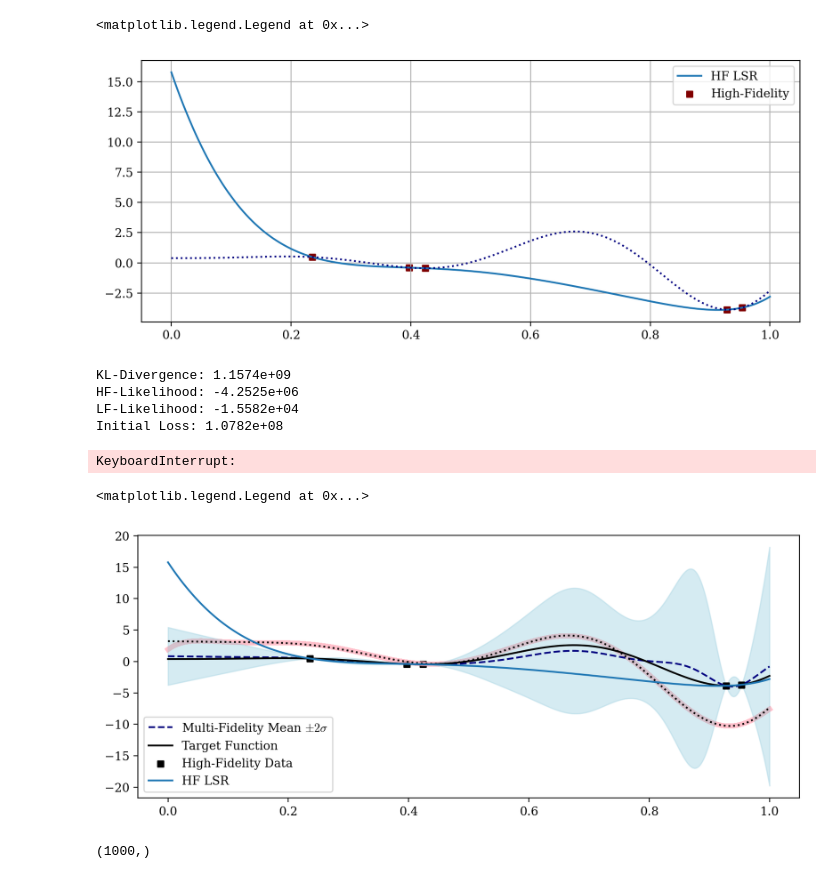
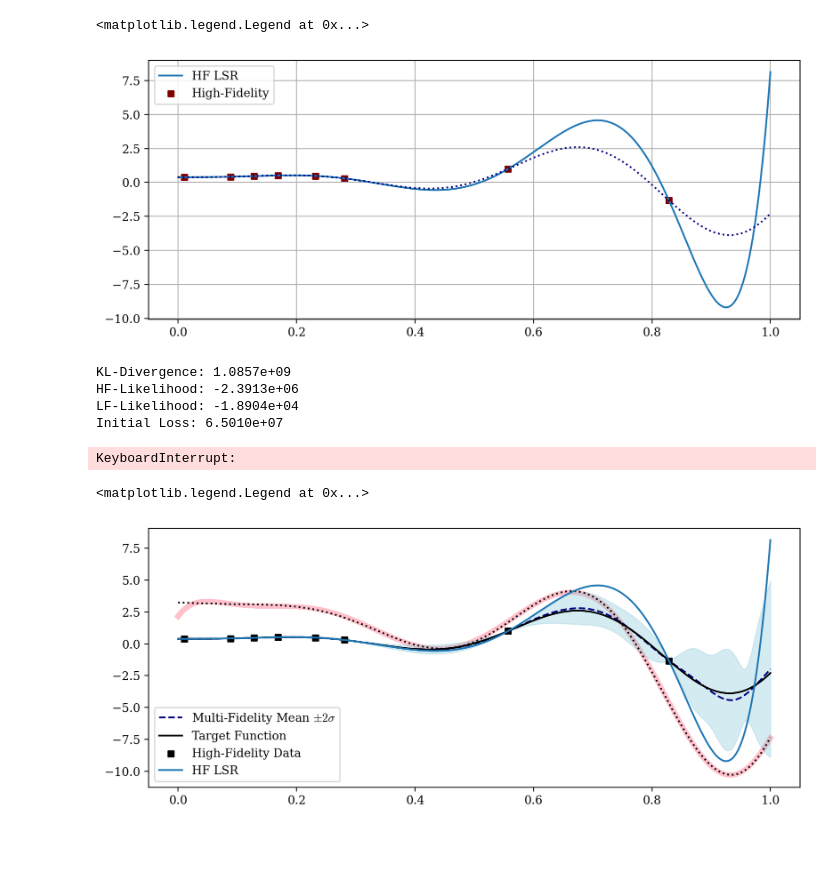
Before and after one commit to atticusdrex/MAGPI, a Jupyter notebook: SamplingOptimization/MFNets.ipynb, the cells around one changed output. Cells and saved outputs as stored; diff of their text form; code cells hidden in the pictures; blank space fills up the shorter version.

```diff
--- a/SamplingOptimization/MFNets.ipynb
+++ b/SamplingOptimization/MFNets.ipynb
@@ -35,42 +35,42 @@ funcs = [
 ]
 
 # creating high and low-fidelity inputs
-n1, n2, n_test = 5, 100, 1000
-rng_key = random.PRNGKey(seed = 42)
+n1, n2, n_test = 8, 100, 1000
+rng_key = random.PRNGKey(seed = 41)
 hi_key, lo_key, test_key = random.split(rng_key, 3)
 z1 = random.uniform(hi_key, shape = (n1))
 # z1 = jnp.linspace(0,1,n1)
 z2 = random.uniform(lo_key, shape = (n2))
 ztest = jnp.linspace(0, 1, n_test)
 
 # Creating high and low-fidelity data
 Y11 = funcs[0](z1).ravel()
 Y12 = funcs[1](z1).ravel()
 Y22 = funcs[1](z2).ravel()
 Ytest = funcs[0](ztest).ravel()
 
 # Creating features
 from sklearn.preprocessing import PolynomialFeatures, StandardScaler
 scaler, features = StandardScaler(), PolynomialFeatures(degree=8)
 X1test = scaler.fit_transform(features.fit_transform(jnp.hstack((
     ztest.reshape(-1,1), funcs[1](ztest).reshape(-1,1)
 ))))
 X11 = scaler.transform(features.transform(jnp.hstack((z1.reshape(-1,1), Y12.reshape(-1,1)))))
 X2test = scaler.fit_transform(features.fit_transform(ztest.reshape(-1,1)))
 X22 = scaler.transform(features.transform(z2.reshape(-1,1)))
 X12 = scaler.transform(features.transform(z1.reshape(-1,1)))
 
 # Plotting the data
 plt.figure(figsize=(10,4), dpi = 200)
 what = np.linalg.lstsq(X12, Y11, rcond=1e-13)[0]
 plt.plot(ztest, X2test @ what, label = "HF LSR")
 plt.scatter(z1.ravel(), Y11.ravel(), s = 25.0, c = 'maroon', label = "High-Fidelity", marker = 's')
 plt.plot(ztest.ravel(), Ytest, linestyle = 'dotted', color = 'navy')
 plt.grid()
 plt.legend()
 # %% [output]
 <matplotlib.legend.Legend at 0x...>
-[figure, old version]
+[figure, new version]
 # %%
 d1, d2 = X1test.shape[1], X2test.shape[1]
 
@@ -163,10 +163,10 @@ loss, grad = grad_func(p)
 print("Initial Loss: %.4e" % loss)
 best_loss, best_p = loss, deepcopy(p)
 # %% [output]
-KL-Divergence: 1.1574e+09
-HF-Likelihood: -4.2525e+06
-LF-Likelihood: -1.5582e+04
-Initial Loss: 1.0782e+08
+KL-Divergence: 1.0857e+09
+HF-Likelihood: -2.3913e+06
+LF-Likelihood: -1.8904e+04
+Initial Loss: 6.5010e+07
 # %%
 # Making momentum PyTree
 p = deepcopy(dict(best_p))
@@ -246,11 +246,7 @@ plt.legend()
 # plt.ylim(-7,5)
 # %% [output]
 <matplotlib.legend.Legend at 0x...>
-[figure, old version]
+[figure, new version]
-# %%
-pred_mean.shape
-# %% [output]
-(1000,)
 # %%
 plt.imshow((pos_diagonal(p['p_L']) @ pos_diagonal(p['p_L']))[d1:,:d1])
 plt.colorbar()
```
Also changed, not shown: parts of 1 cell of this notebook, 1 other file.
